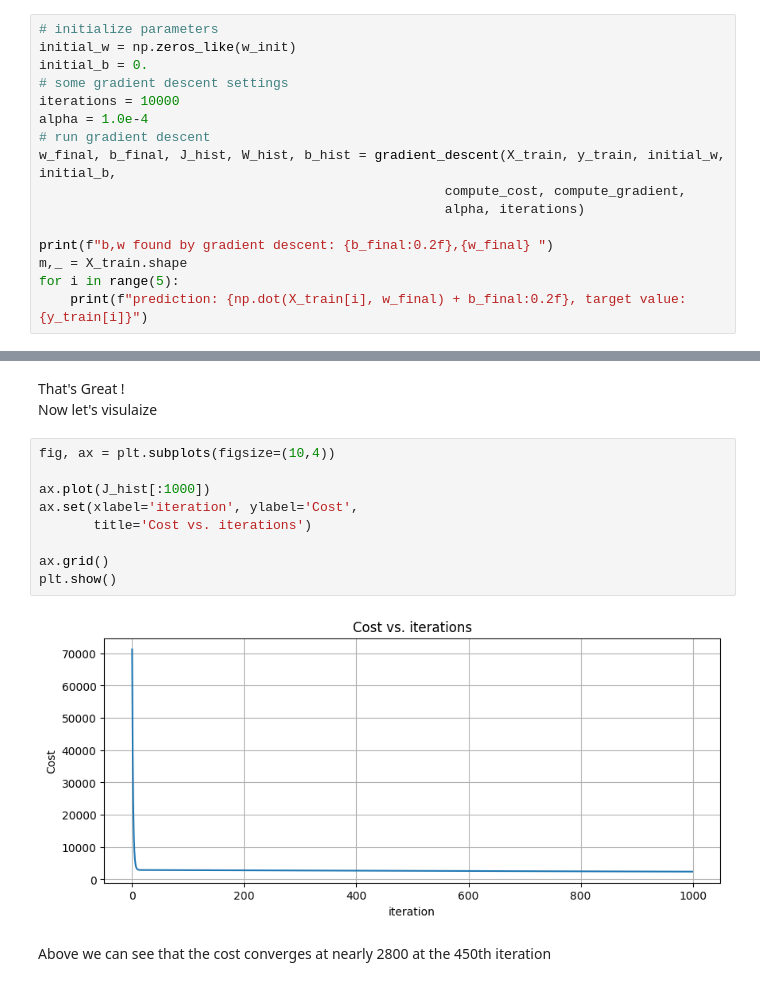
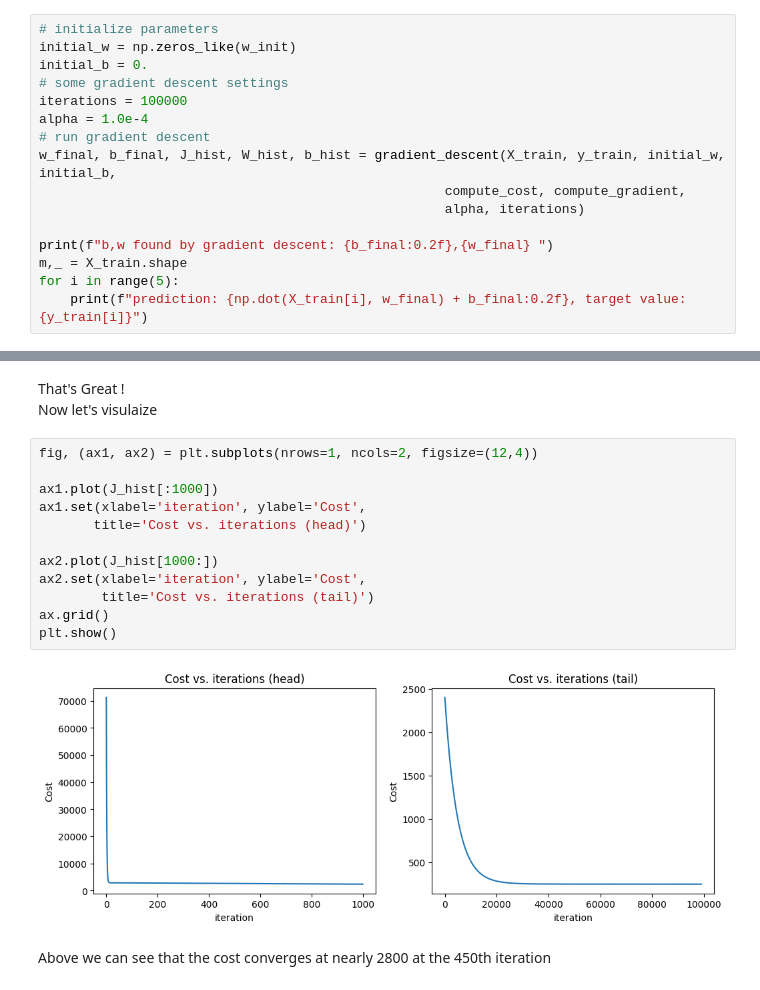
Before and after one commit to Ad7amstein/Linear_Regression-E-commerce, a Jupyter notebook: ecommerce.ipynb, the cells around one changed output, grey strips where cells are left out. Cells and saved outputs as stored; diff of their text form.

```diff
--- a/ecommerce.ipynb
+++ b/ecommerce.ipynb
@@ -412,7 +412,7 @@ Now let's test the implementaion
 initial_w = np.zeros_like(w_init)
 initial_b = 0.
 # some gradient descent settings
-iterations = 10000
+iterations = 100000
 alpha = 1.0e-4
 # run gradient descent
 w_final, b_final, J_hist, W_hist, b_hist = gradient_descent(X_train, y_train, initial_w, initial_b,
@@ -447,16 +447,19 @@ prediction: 552.48, target value: 599.4060920457634
 That's Great !<br>
 Now let's visulaize
 # %%
-fig, ax = plt.subplots(figsize=(10,4))
+fig, (ax1, ax2) = plt.subplots(nrows=1, ncols=2, figsize=(12,4))
 
-ax.plot(J_hist[:1000])
-ax.set(xlabel='iteration', ylabel='Cost',
-       title='Cost vs. iterations')
+ax1.plot(J_hist[:1000])
+ax1.set(xlabel='iteration', ylabel='Cost',
+       title='Cost vs. iterations (head)')
 
+ax2.plot(J_hist[1000:])
+ax2.set(xlabel='iteration', ylabel='Cost',
+        title='Cost vs. iterations (tail)')
 ax.grid()
 plt.show()
 # %% [output]
-[figure, old version]
+[figure, new version]
 # %% [markdown]
 Above we can see that the cost converges at nearly 2800 at the 450th iteration
 # %%
```
Also changed, not shown: parts of 10 cells of this notebook.
